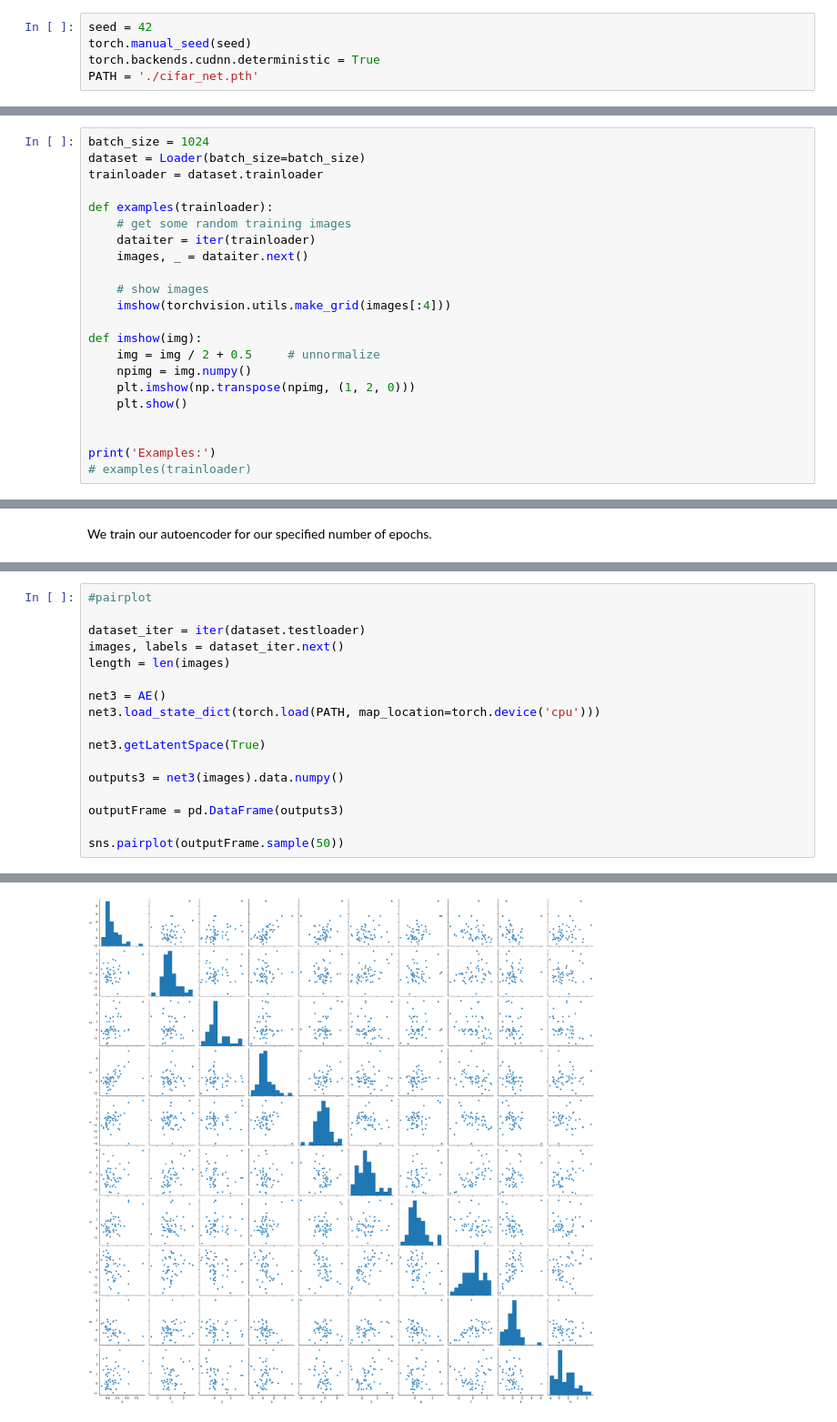
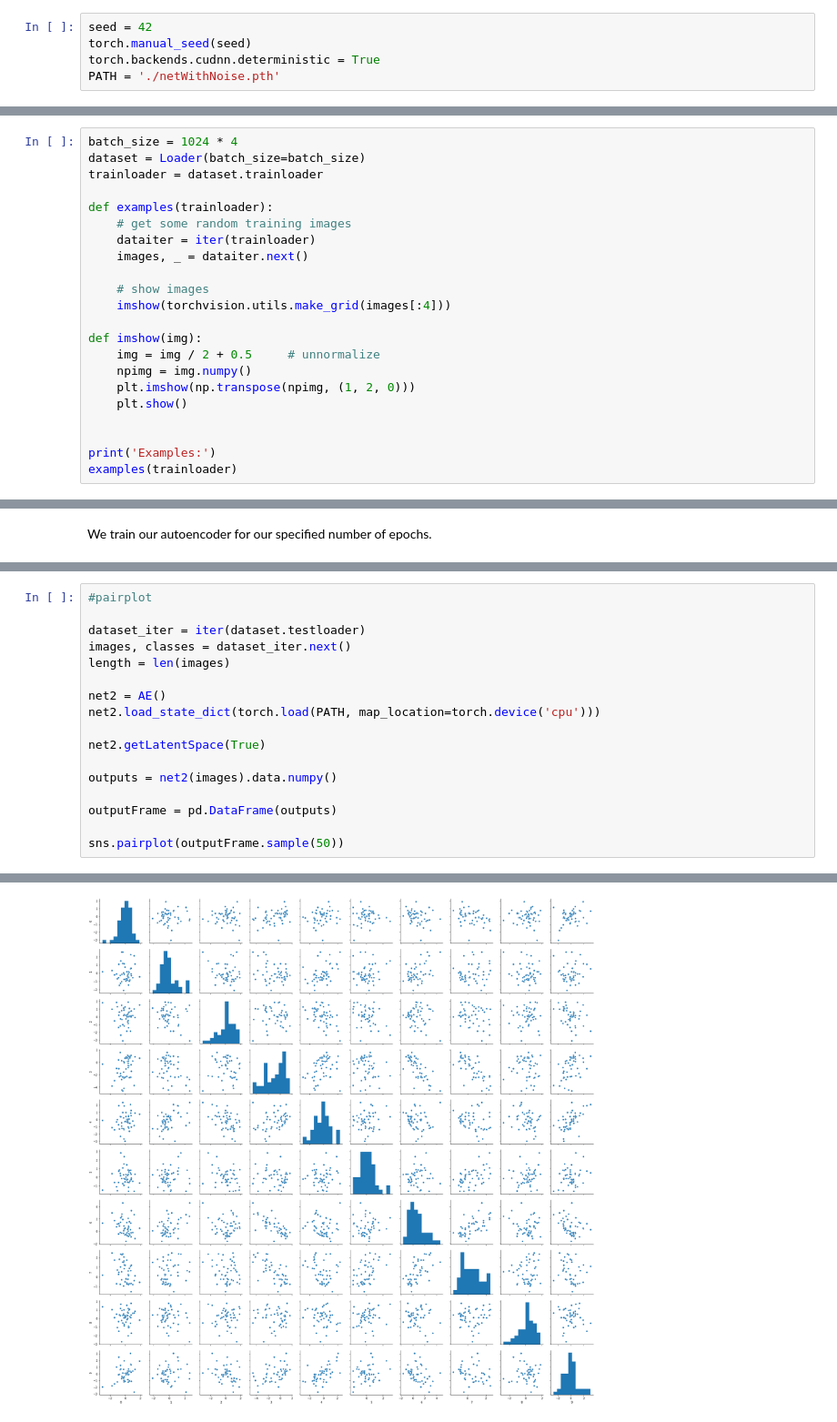
Before and after one commit to PhilipOe1612340/MMR-Autoencoder, a Jupyter notebook: src/autoencoder-pytorch.ipynb, the cells around one changed output, grey strips where cells are left out. Shown at 91% size. Cells and saved outputs as stored; diff of their text form.

```diff
--- a/src/autoencoder-pytorch.ipynb
+++ b/src/autoencoder-pytorch.ipynb
@@ -22,7 +22,7 @@ Set our seed and other configurations for reproducibility.
 seed = 42
 torch.manual_seed(seed)
 torch.backends.cudnn.deterministic = True
-PATH = './cifar_net.pth'
+PATH = './netWithNoise.pth'
 # %% [markdown]
 ## Dataset
 
@@ -32,7 +32,7 @@ from model import *
 from data import *
 from pre_processing import *
 # %%
-batch_size = 1024
+batch_size = 1024 * 4
 dataset = Loader(batch_size=batch_size)
 trainloader = dataset.trainloader
 
@@ -52,7 +52,7 @@ def imshow(img):
 
 
 print('Examples:')
-# examples(trainloader)
+examples(trainloader)
 # %% [output]
 Wait for both datasets to be downloaded and verified.
 Files already downloaded and verified
@@ -219,23 +246,23 @@ Clipping input data to the valid range for imshow with RGB data ([0..1] for floa
 # %%
 #pairplot
 
 dataset_iter = iter(dataset.testloader)
-images, labels = dataset_iter.next()
+images, classes = dataset_iter.next()
 length = len(images)
 
-net3 = AE()
-net3.load_state_dict(torch.load(PATH, map_location=torch.device('cpu')))
+net2 = AE()
+net2.load_state_dict(torch.load(PATH, map_location=torch.device('cpu')))
 
-net3.getLatentSpace(True)
+net2.getLatentSpace(True)
 
-outputs3 = net3(images).data.numpy()
+outputs = net2(images).data.numpy()
 
-outputFrame = pd.DataFrame(outputs3)
+outputFrame = pd.DataFrame(outputs)
 
 sns.pairplot(outputFrame.sample(50))
 # %% [output]
 <seaborn.axisgrid.PairGrid at 0x...>
-[figure, old version]
+[figure, new version]
 # %%
 #umap
 
```
Also changed, not shown: parts of 10 cells of this notebook.
